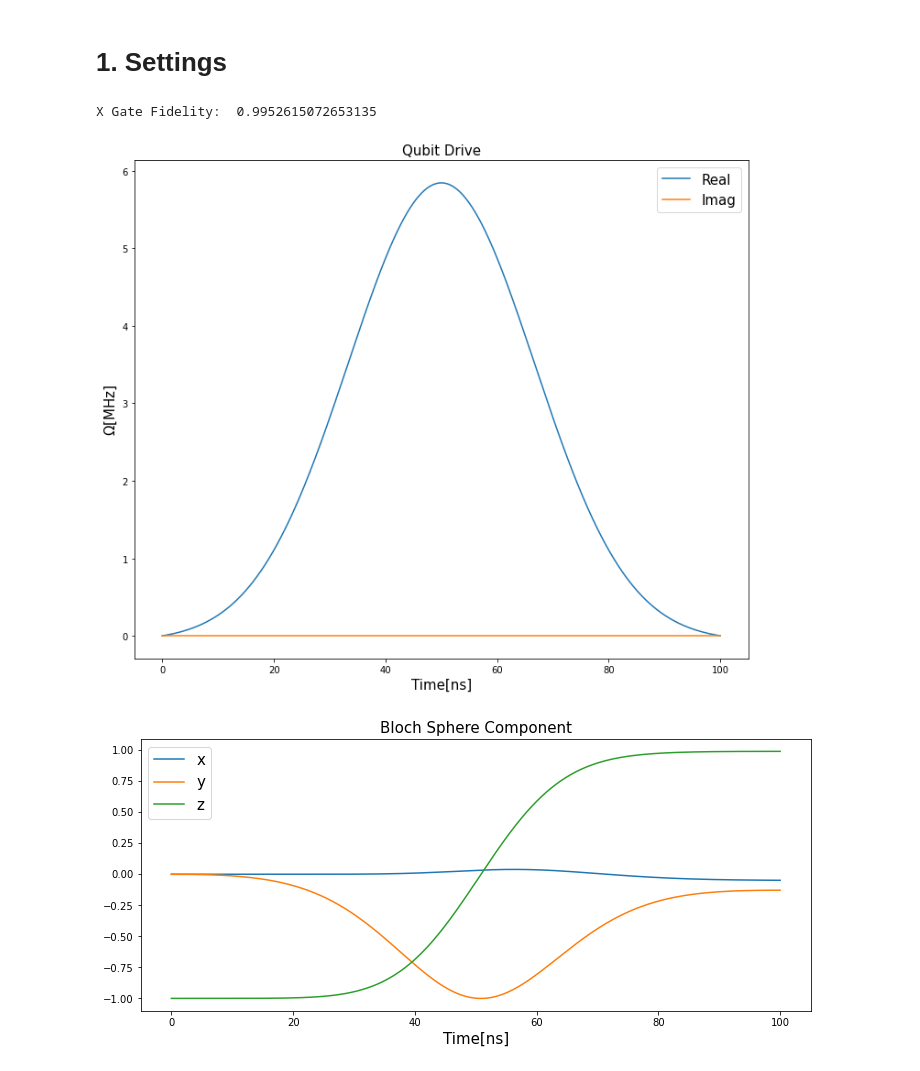
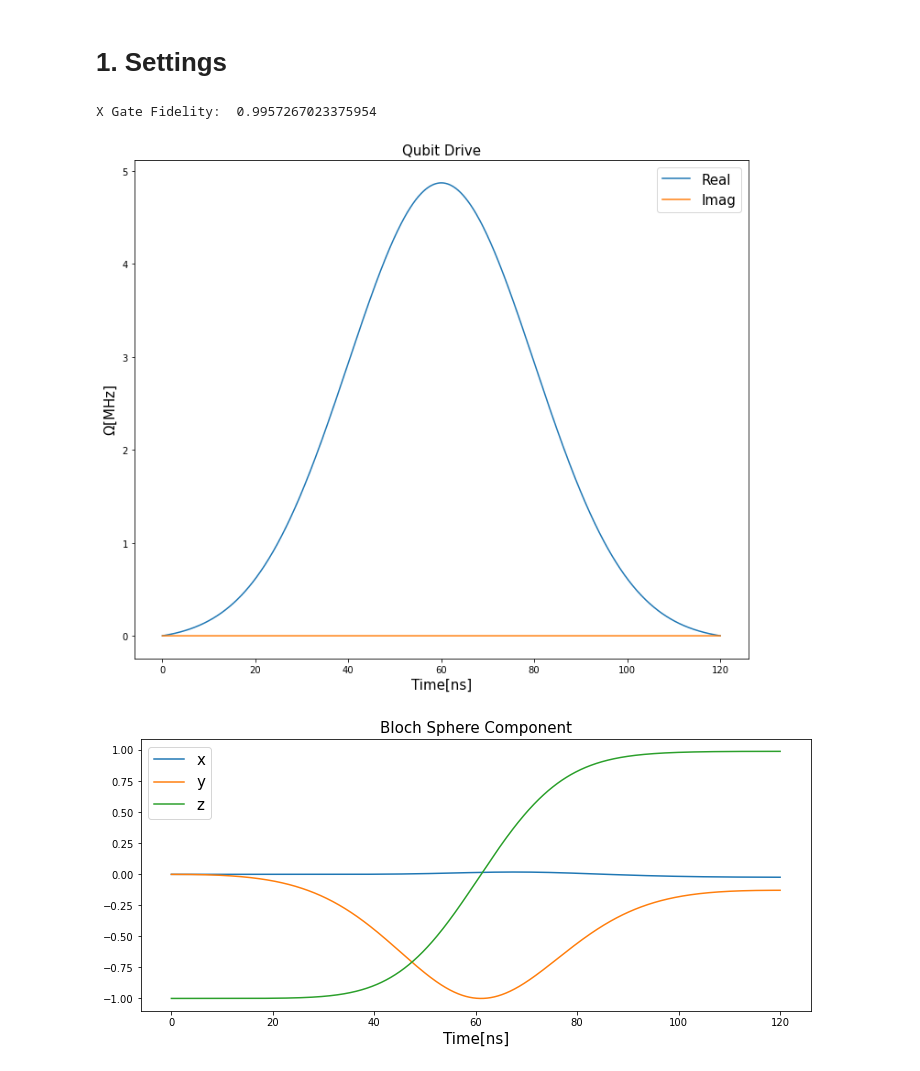
Before and after one commit to gkim23/kseamentoring, a Jupyter notebook: ksea_mentoring_9.ipynb, the cells around one changed output. Cells and saved outputs as stored; diff of their text form; code cells hidden in the pictures.

```diff
--- a/ksea_mentoring_9.ipynb
+++ b/ksea_mentoring_9.ipynb
@@ -30,7 +30,7 @@ e_ops = [qubit_x, qubit_y, qubit_z, g_state_projector, e_state_projector, f_stat
 c_ops = []
 # %%
 h_bar = 1
-alpha_mhz = 200
+alpha_mhz = 347.2
 # qubit_frequency_ghz = 2 * np.pi * 5
 alpha = 2 * np.pi * alpha_mhz / 10000 # 200 MHz Our time unit is 0.1ns -> 10GHz for the frequency.
 
@@ -38,21 +38,21 @@ transmon_hamiltonian = - h_bar * alpha / 2 * b.dag() * b.dag() * b * b
 # %%
 # 100ns
 
-pulse_length_ns = 100
+pulse_length_ns = 120
 chop = 6
 
 pulse_sigma_ns = pulse_length_ns/chop
 
 tlist = np.linspace(0, pulse_length_ns*10, pulse_length_ns*10)
 omega = pi_pulse_generator(pulse_sigma_ns, pulse_length_ns)
 pi_hamiltonian = driven_hamiltonian(omega=omega, free_hamiltonian=transmon_hamiltonian, qubit_x = qubit_x, qubit_y = qubit_y, plot=True)
 res = qt.mesolve(pi_hamiltonian,psi0,tlist,c_ops=c_ops, e_ops=e_ops, options=qt.Options(store_states=True))
 bvec_array = [res.expect[0],res.expect[1],res.expect[2]]
 plist = [res.expect[3], res.expect[4], res.expect[5]]
 plot_bloch_vector_component(tlist=tlist, bloch_array=bvec_array)
 plot_population(tlist=tlist, p_list=plist)
 print("X Gate Fidelity: ", plist[1][-1])
 # %% [output]
-X Gate Fidelity:  0.9952615072653135
+X Gate Fidelity:  0.9957267023375954
-[figure, old version]
+[figure, new version]
-[figure, old version]
+[figure, new version]
```
Also changed, not shown: parts of 7 cells of this notebook, 1 other file.
